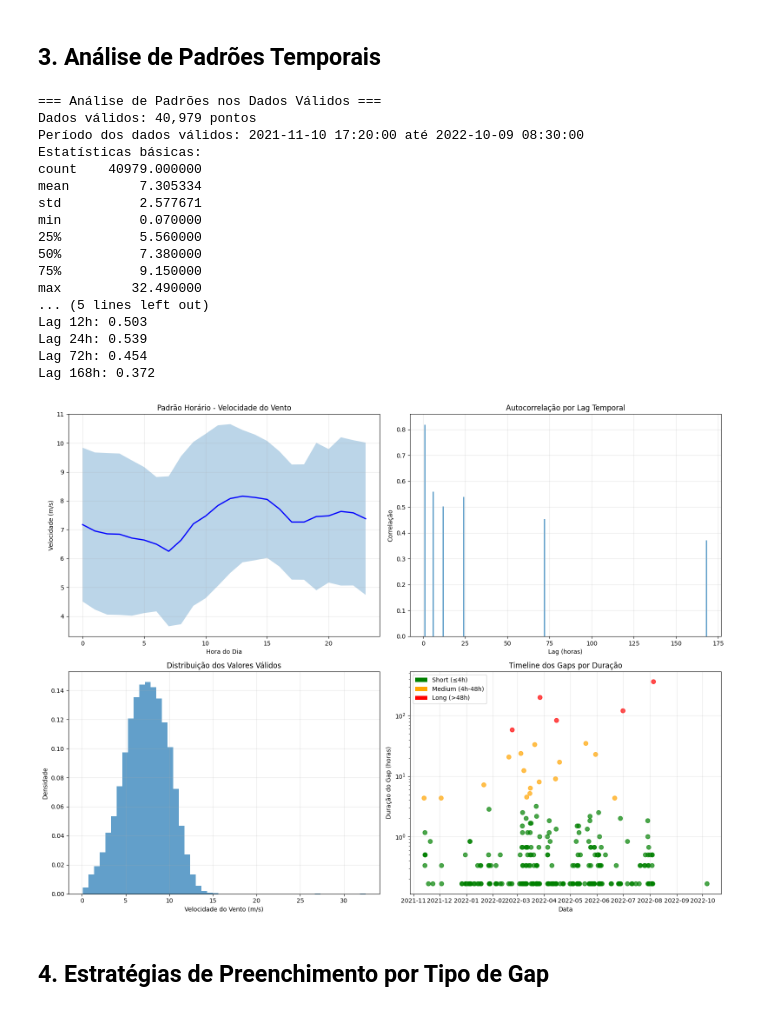
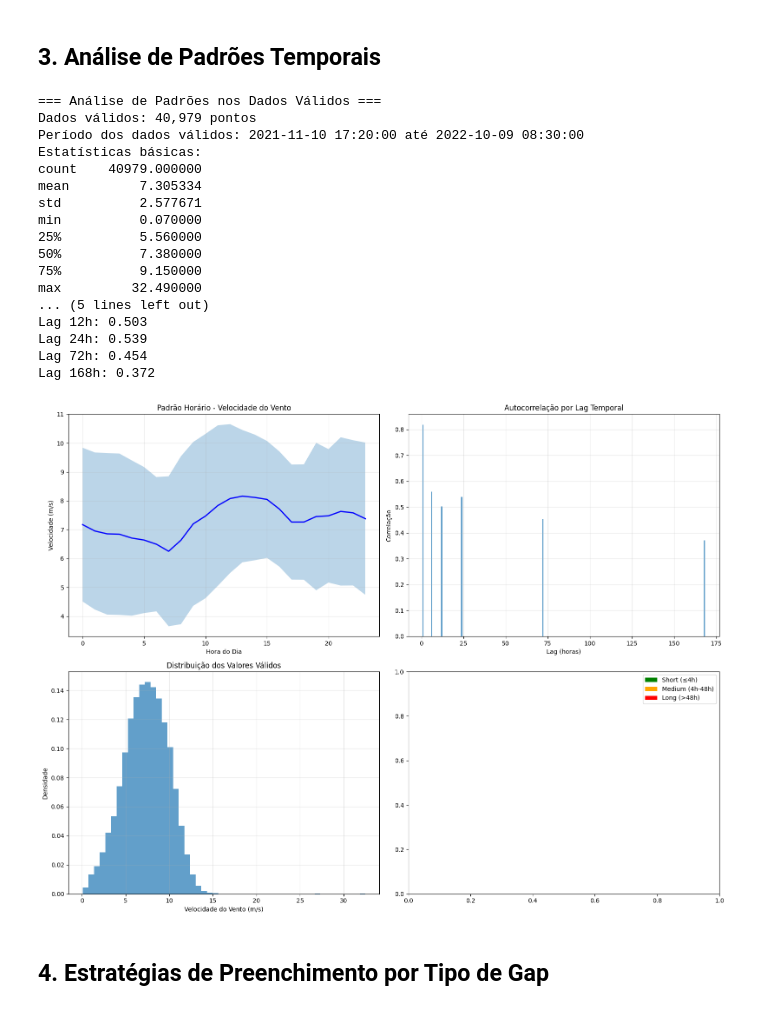
Before and after one commit to Perebati/vento-sul-data-cleaning-and-imputation, a Jupyter notebook: notebooks/gap_filling_strategy.ipynb, the cells around one changed output. Cells and saved outputs as stored; diff of their text form; code cells hidden in the pictures.

```diff
--- a/notebooks/gap_filling_strategy.ipynb
+++ b/notebooks/gap_filling_strategy.ipynb
@@ -413,46 +413,34 @@ axes[1, 0].set_xlabel('Velocidade do Vento (m/s)')
 axes[1, 0].set_ylabel('Densidade')
 axes[1, 0].grid(True, alpha=0.3)
 
-# Timeline dos gaps
-gap_durations = [g['duration_hours'] for g in gap_classifications]
-gap_starts = [g['start'] for g in gap_classifications]
-colors = ['green' if d <= 4 else 'orange' if d <= 48 else 'red' for d in gap_durations]
-
-axes[1, 1].scatter(gap_starts, gap_durations, c=colors, alpha=0.7, s=50)
-axes[1, 1].set_title('Timeline dos Gaps por Duração')
-axes[1, 1].set_xlabel('Data')
-axes[1, 1].set_ylabel('Duração do Gap (horas)')
-axes[1, 1].set_yscale('log')
-axes[1, 1].grid(True, alpha=0.3)
-
 # Adicionar legend
 from matplotlib.patches import Patch
 legend_elements = [Patch(facecolor='green', label='Short (≤4h)'),
                   Patch(facecolor='orange', label='Medium (4h-48h)'),
                   Patch(facecolor='red', label='Long (>48h)')]
 axes[1, 1].legend(handles=legend_elements)
 
 plt.tight_layout()
 plt.show()
 # %% [output]
 === Análise de Padrões nos Dados Válidos ===
 Dados válidos: 40,979 pontos
 Período dos dados válidos: 2021-11-10 17:20:00 até 2022-10-09 08:30:00
 Estatísticas básicas:
 count    40979.000000
 mean         7.305334
 std          2.577671
 min          0.070000
 25%          5.560000
 50%          7.380000
 75%          9.150000
 max         32.490000
 ... (5 lines left out)
 Lag 12h: 0.503
 Lag 24h: 0.539
 Lag 72h: 0.454
 Lag 168h: 0.372
-[figure, old version]
+[figure, new version]
 # %% [markdown]
 ## 4. Estratégias de Preenchimento por Tipo de Gap
 # %%
```
Also changed, not shown: parts of 4 cells of this notebook, 8 other files.
